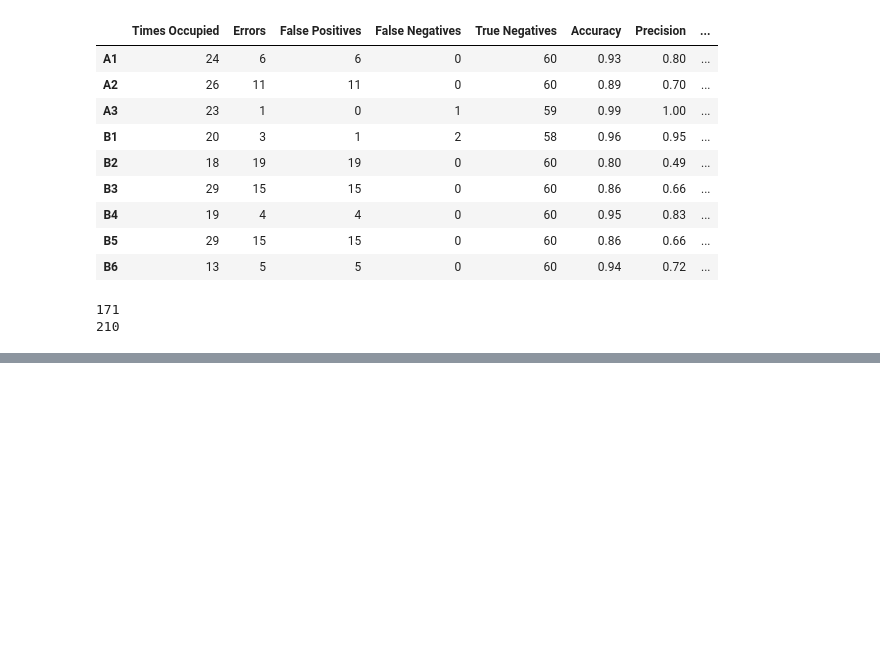
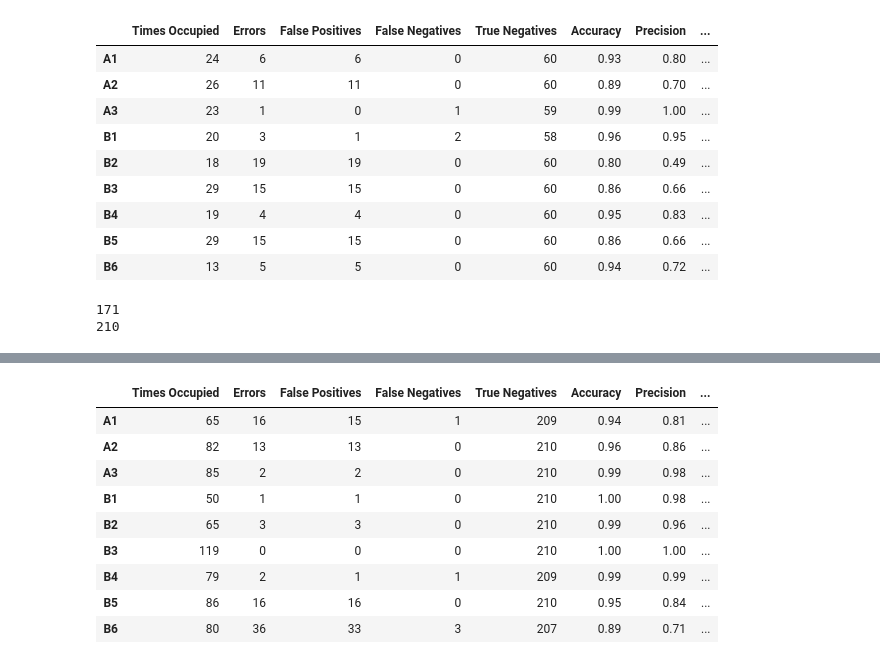
Before and after one commit to tc10815/ParkEzAI, a Jupyter notebook: archive/part2/model_analysis/after_step3/EDA/Analysis, Model Build and Test.ipynb, the cells around one changed output, grey strips where cells are left out. Saved outputs shown, nothing was run; the diff lists cells and outputs as text; code cells hidden in the pictures; blank space fills up the shorter version.

```diff
--- a/archive/part2/model_analysis/after_step3/EDA/Analysis, Model Build and Test.ipynb
+++ b/archive/part2/model_analysis/after_step3/EDA/Analysis, Model Build and Test.ipynb
@@ -127,6 +130,7 @@ testing_keys = []
 # Model doesn't make a mistake for
 training_keys = ordered_keys[0:171]
 testing_keys = ordered_keys[171:]
+validation_keys = ordered_keys[281:]
 # %%
 build_df(training_keys)
 # %% [output]
@@ -226,6 +269,7 @@ def get_models():
     return old_models
 
 def predict_image(to_predict_image, predicting_model_dict):
+    device = torch.device("cuda" if torch.cuda.is_available() else "cpu")
     ret = {}
     for key in spot_keys:
         dir_name = 'input'
@@ -238,6 +282,10 @@ def predict_image(to_predict_image, predicting_model_dict):
         cropped_image = image.crop((x, y, x_w, y_h))
         input_tensor = transform(cropped_image)
         input_tensor = input_tensor.unsqueeze(0)
+
+        # Move the input tensor to the same device as the model
+        input_tensor = input_tensor.to(device)
+
         with torch.no_grad():
             output = predicting_model_dict[key](input_tensor)
             _, predicted = torch.max(output, 1)
@@ -434,3 +337,0 @@ Total  fresh  errors 121, FN 10, FP 111
-# %%
-images, labels = get_dataset_params(human_dict, training_keys, 'A1', spots_data)
-dataset = LotImageDataset(images, labels, transform=transform)
@@ -436,0 +511,9 @@ dataset = LotImageDataset(images, labels, transform=transform)
+# %%
+for model_key in models_es_dict.keys():
+    models_es_dict[model_key].eval()
+
+fresh_model_results = bulk_predict(testing_keys, models_es_dict)
+results = build_df_dict(testing_keys, fresh_model_results)
+django_results = build_df(testing_keys)
+print(f"Total pickled errors {django_results['Errors'].sum()}, FN {django_results['False Negatives'].sum()}, FP {django_results['False Positives'].sum()}")
+print(f"Total  fresh  errors {results['Errors'].sum()}, FN {results['False Negatives'].sum()}, FP {results['False Positives'].sum()}")
@@ -436,0 +536,13 @@ dataset = LotImageDataset(images, labels, transform=transform)
+# %%
+results
+# %% [output]
+|  | Times Occupied | Errors | False Positives | False Negatives | True Negatives | Accuracy | Precision | ... |
+| A1 | 65 | 16 | 15 | 1 | 209 | 0.94 | 0.81 | ... |
+| A2 | 82 | 13 | 13 | 0 | 210 | 0.96 | 0.86 | ... |
+| A3 | 85 | 2 | 2 | 0 | 210 | 0.99 | 0.98 | ... |
+| B1 | 50 | 1 | 1 | 0 | 210 | 1.00 | 0.98 | ... |
+| B2 | 65 | 3 | 3 | 0 | 210 | 0.99 | 0.96 | ... |
+| B3 | 119 | 0 | 0 | 0 | 210 | 1.00 | 1.00 | ... |
+| B4 | 79 | 2 | 1 | 1 | 209 | 0.99 | 0.99 | ... |
+| B5 | 86 | 16 | 16 | 0 | 210 | 0.95 | 0.84 | ... |
+| B6 | 80 | 36 | 33 | 3 | 207 | 0.89 | 0.71 | ... |
```
Also changed, not shown: parts of 14 cells of this notebook, 13 other files.
